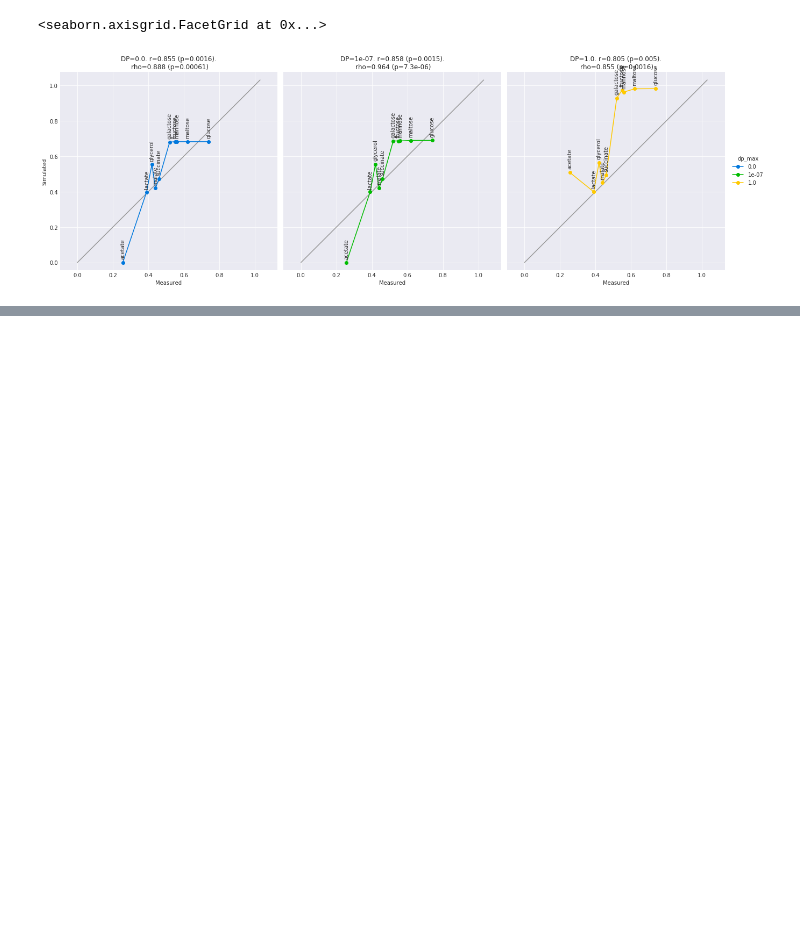
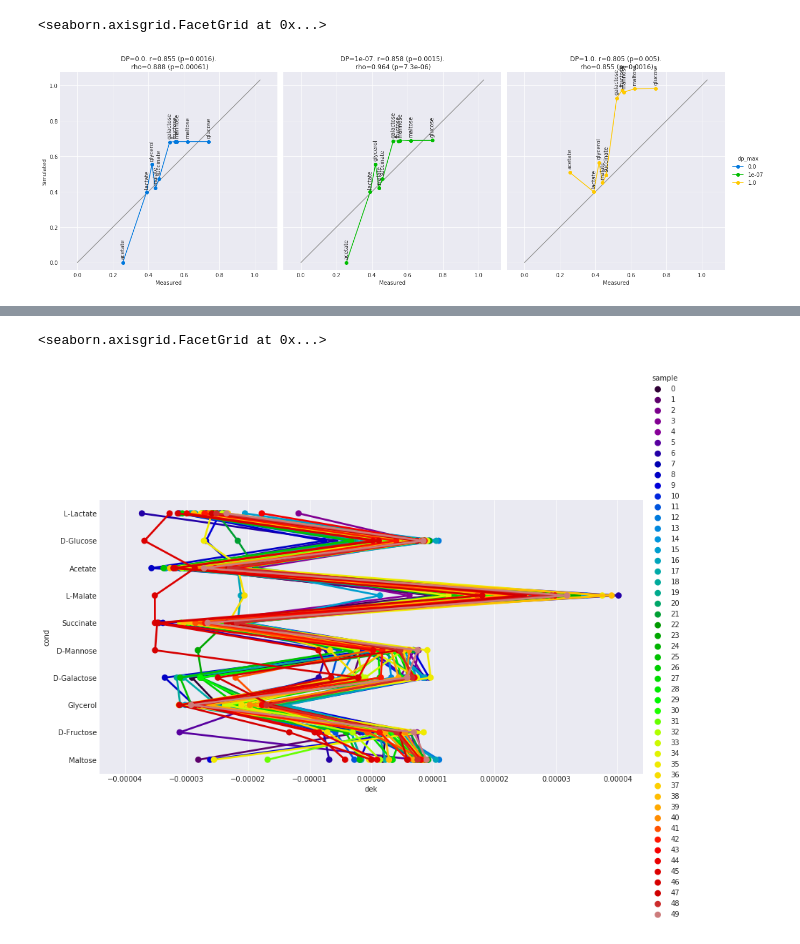
Before and after one commit to SBRG/dynamicme, a Jupyter notebook: notebooks/foraging/foraging_gem_stacked_small.ipynb, the cells around one changed output, grey strips where cells are left out. Cells and saved outputs as stored; diff of their text form; code cells hidden in the pictures; blank space fills up the shorter version.

```diff
--- a/notebooks/foraging/foraging_gem_stacked_small.ipynb
+++ b/notebooks/foraging/foraging_gem_stacked_small.ipynb
@@ -723,0 +721,9 @@ g.set(xlim=[-xmax,xmax])
+# %%
+df_net = df_prob.groupby(['cond','sample']).dek.sum().reset_index()
+sns.set_palette('nipy_spectral', len(df_net['sample'].unique()))
+g = sns.factorplot('dek','cond', data=df_net.sort_values('dek'), hue='sample', size=6, aspect=2, lw=0.25, alpha=0.75)
+xmax = max(abs(df_net.dek))*1.1
+g.set(xlim=[-xmax,xmax])
+# %% [output]
+<seaborn.axisgrid.FacetGrid at 0x...>
+[figure, added]
```
Also changed, not shown: parts of 3 cells of this notebook, 13 other files.
